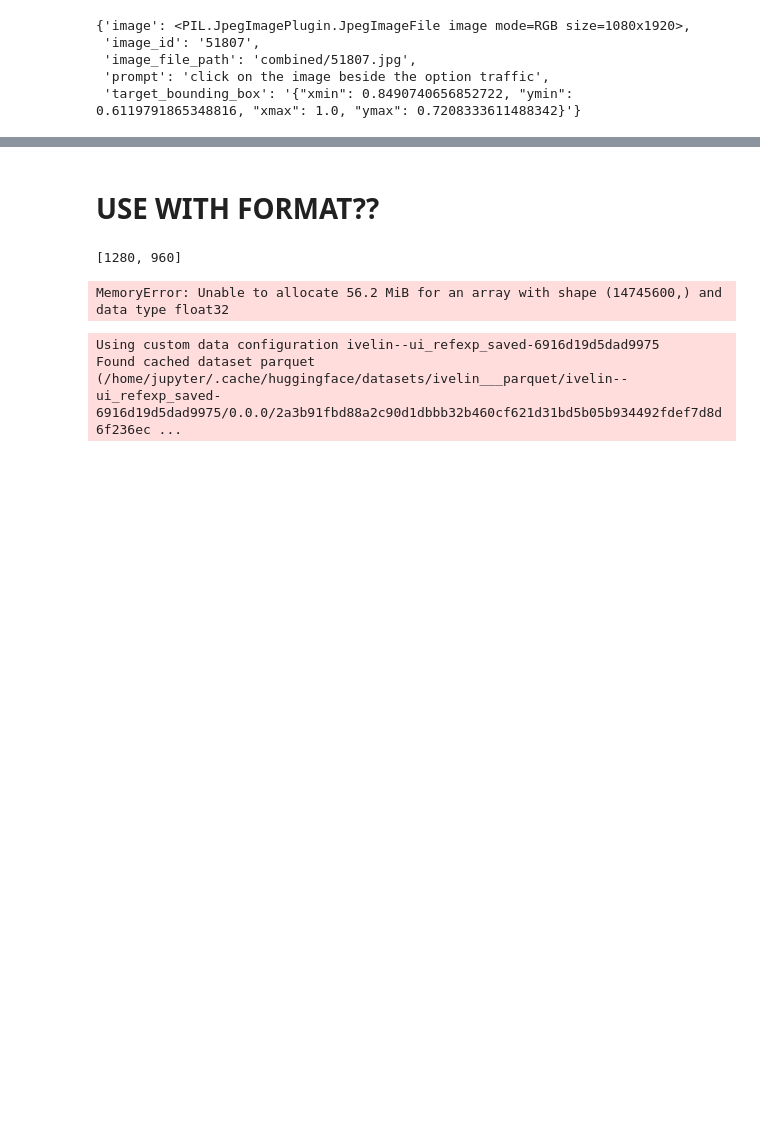
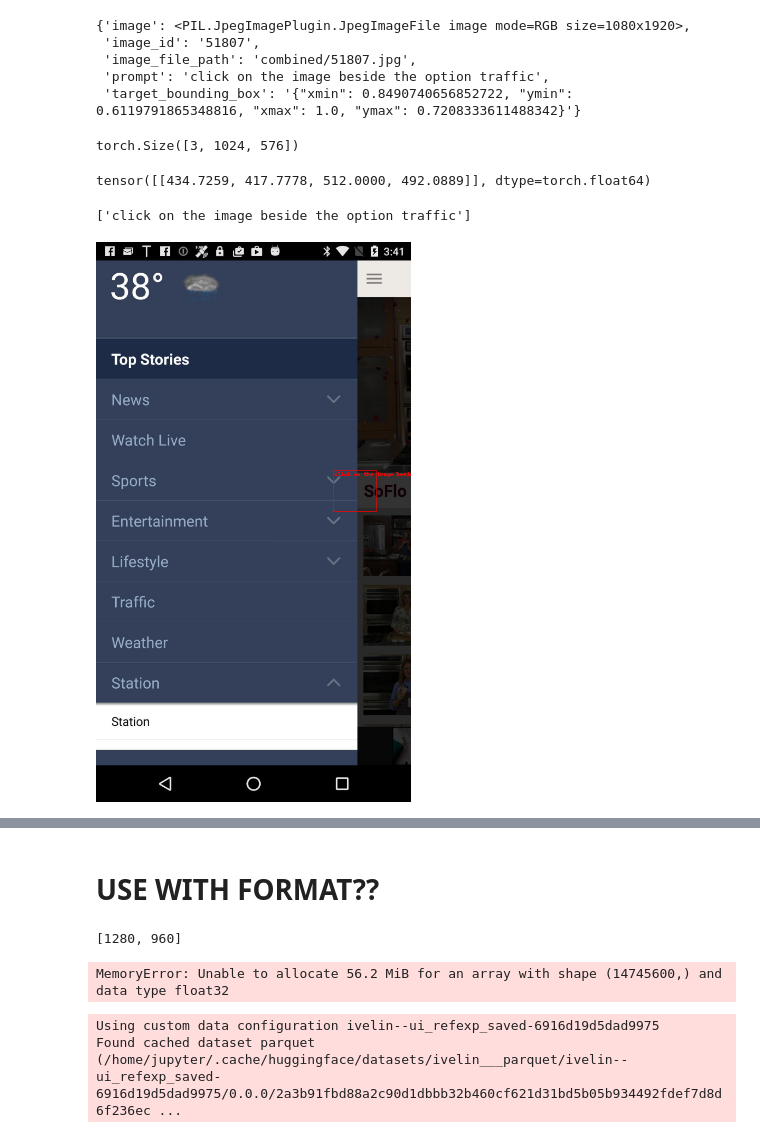
Before and after one commit to morganmcg1/control-ui, a Jupyter notebook: Fine_tune_Donut_on_UI_RefExp.ipynb, the cells around one changed output, grey strips where cells are left out. Cells and saved outputs as stored; diff of their text form; code cells hidden in the pictures; blank space fills up the shorter version.

Commit message:
adds transforms

```diff
--- a/Fine_tune_Donut_on_UI_RefExp.ipynb
+++ b/Fine_tune_Donut_on_UI_RefExp.ipynb
@@ -609,0 +579,45 @@ train_ds[0]
+# %%
+# out = transform(image=image, bboxes=objects["bbox"], category=objects["category"])
+
+samp = train_ds[0]
+samp = bbox_preprocess(samp)
+
+im = np.array(samp["image"].convert("RGB"))
+
+xmin = samp["target_bounding_box"]["xmin"]
+xmax = samp["target_bounding_box"]["xmax"]
+ymin = samp["target_bounding_box"]["ymin"]
+ymax = samp["target_bounding_box"]["ymax"]
+
+# boxes_xyxy = torch.tensor([xmin*x_dim, ymin*y_dim, xmax*x_dim, ymax*y_dim], dtype=torch.float16).unsqueeze(0)
+boxes_xyxy = [[xmin*x_dim, ymin*y_dim, xmax*x_dim, ymax*y_dim, "dummy"]]
+
+class_labels = ['dummy']
+
+transformed = transform(image=im, bboxes=boxes_xyxy, class_labels=class_labels)
+transformed_image = transformed['image']
+transformed_bboxes = transformed['bboxes']
+# %%
+transformed_image.shape
+# %% [output]
+torch.Size([3, 1024, 576])
+# %%
+bb = torch.tensor([list(transformed_bboxes[0][:-1])])
+bb
+# %% [output]
+tensor([[434.7259, 417.7778, 512.0000, 492.0889]], dtype=torch.float64)
+# %%
+print([samp['prompt']])
+to_pil_image(
+    draw_bounding_boxes(
+        # samp['pixel_values'].squeeze().to(torch.uint8),
+        # pil_to_tensor(train_ds[0]["image"]).squeeze().to(torch.uint8),
+        transformed_image,
+        bb,
+        colors="red",
+        labels=[samp['prompt']],
+    )
+)
+# %% [output]
+['click on the image beside the option traffic']
+[figure, added]
```
Also changed, not shown: parts of 40 cells of this notebook.
